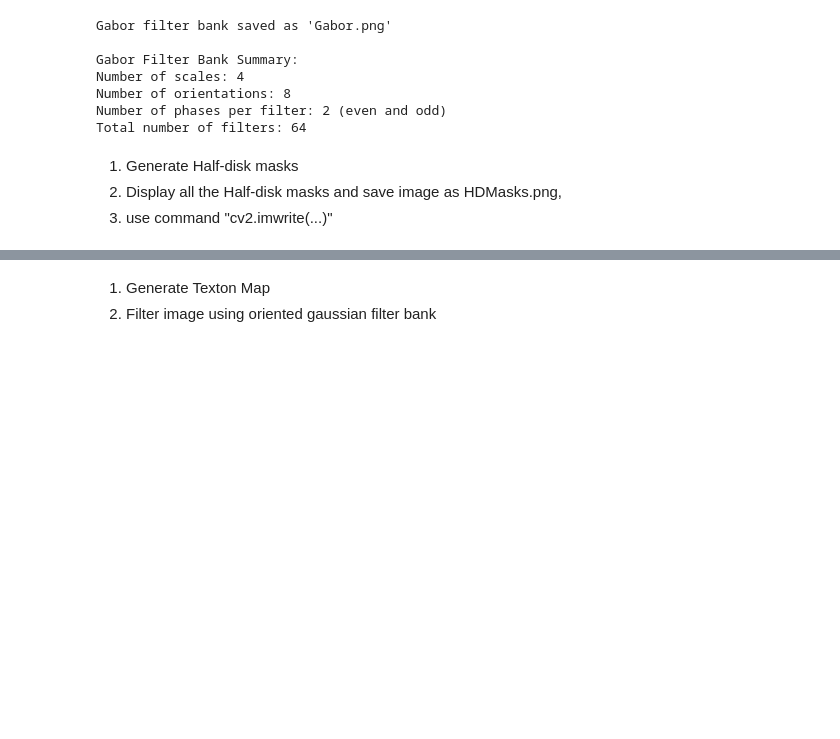
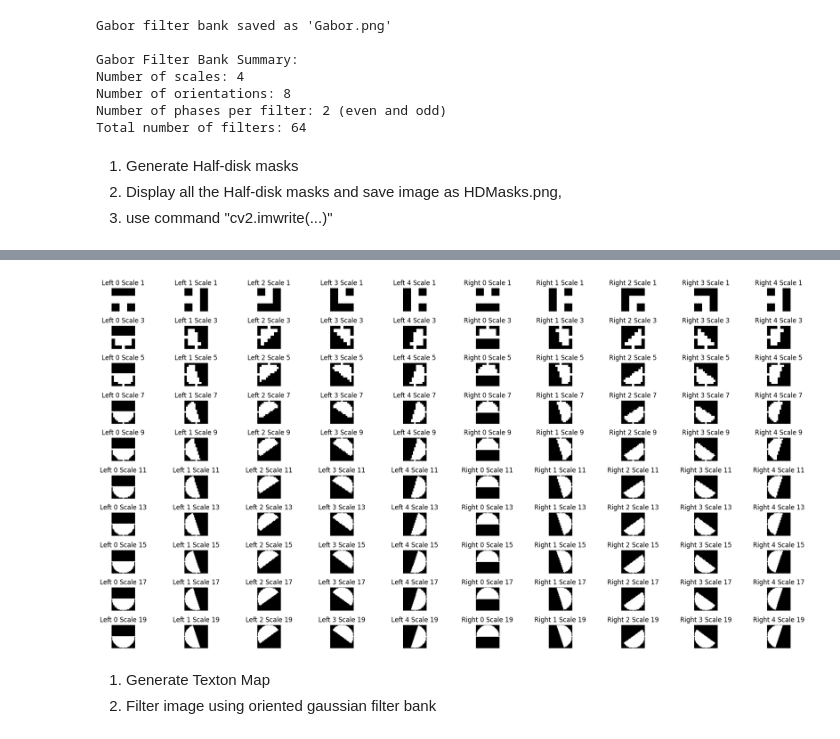
Before and after one commit to Sonica-B/Computer-Vision-CS-549, a Jupyter notebook: HW0/ssboyane_hw0/HW0Phase1AndPhase2Notebook.ipynb, the cells around one changed output, grey strips where cells are left out. Drawn from its saved outputs; the diff is of its cells as text; code cells hidden in the pictures; blank space fills up the shorter version.

```diff
--- a/HW0/ssboyane_hw0/HW0Phase1AndPhase2Notebook.ipynb
+++ b/HW0/ssboyane_hw0/HW0Phase1AndPhase2Notebook.ipynb
@@ -582,0 +470,77 @@ Half-disk mask bank saved as Half_Disk_Masks.png
+# %%
+def generate_half_disks_debug(radius_list, num_orientations):
+    """
+    Generate half-disk masks for given radii and orientations with debugging.
+
+    Parameters:
+        radius_list (list of int): List of radii for the disks.
+        num_orientations (int): Number of orientations for half-disks.
+
+    Returns:
+        List of tuples: Each tuple contains (left_half_disk, right_half_disk) masks for all scales and orientations.
+    """
+    masks = []
+    angles = np.linspace(0, 360, num_orientations, endpoint=False)
+
+    for radius in radius_list:
+        size = 2 * radius + 1
+        for angle in angles:
+            # Create a full disk
+            disk = np.zeros((size, size), dtype=np.uint8)
+            cv2.circle(disk, (radius, radius), radius, 1, -1)
+
+            # Define left and right masks using ellipses
+            left_mask = np.zeros_like(disk, dtype=np.uint8)
+            right_mask = np.zeros_like(disk, dtype=np.uint8)
+
+            cv2.ellipse(left_mask, (radius, radius), (radius, radius), angle, 0, 180, 1, -1)
+            cv2.ellipse(right_mask, (radius, radius), (radius, radius), angle, 180, 360, 1, -1)
+
+            left_half_disk = cv2.bitwise_and(disk, left_mask)
+            right_half_disk = cv2.bitwise_and(disk, right_mask)
+
+            # Debugging prints
+            print(f"Generated masks for radius={radius}, angle={angle}")
+
+            masks.append((left_half_disk, right_half_disk))
+
+    return masks
+
+def visualize_half_disks_debug(masks, num_orientations, radius_list):
+    """
+    Visualize the generated half-disk masks for debugging.
+
+    Parameters:
+        masks (list of tuples): Each tuple contains (left_half_disk, right_half_disk) masks.
+        num_orientations (int): Number of orientations for the masks.
+        radius_list (list of int): List of radii for the masks.
+    """
+    num_scales = len(radius_list)
+    plt.figure(figsize=(20, 10))
+    for scale_idx, radius in enumerate(radius_list):
+        for orientation_idx in range(num_orientations):
+            left, right = masks[scale_idx * num_orientations + orientation_idx]
+
+            plt.subplot(
+                num_scales, 2 * num_orientations, orientation_idx + 1 + scale_idx * 2 * num_orientations
+            )
+            plt.imshow(left, cmap="gray")
+            plt.axis("off")
+            plt.title(f"Left {orientation_idx} Scale {radius}")
+
+            plt.subplot(
+                num_scales, 2 * num_orientations, orientation_idx + 1 + num_orientations + scale_idx * 2 * num_orientations
+            )
+            plt.imshow(right, cmap="gray")
+            plt.axis("off")
+            plt.title(f"Right {orientation_idx} Scale {radius}")
+
+    plt.tight_layout()
+    plt.show()
+
+# Example usage
+radius_list = [1, 3, 5, 7, 9, 11, 13, 15, 17, 19]  # Radii for different scales
+num_orientations = 5  # Number of orientations
+masks_debug = generate_half_disks_debug(radius_list, num_orientations)
+visualize_half_disks_debug(masks_debug, num_orientations, radius_list)
+# %% [output]
@@ -583,3 +564,4 @@ Half-disk mask bank saved as Half_Disk_Masks.png
+[figure, added]
 # %% [markdown]
 1. Generate Texton Map
 2. Filter image using oriented gaussian filter bank
```
Also changed, not shown: parts of 13 cells of this notebook.
